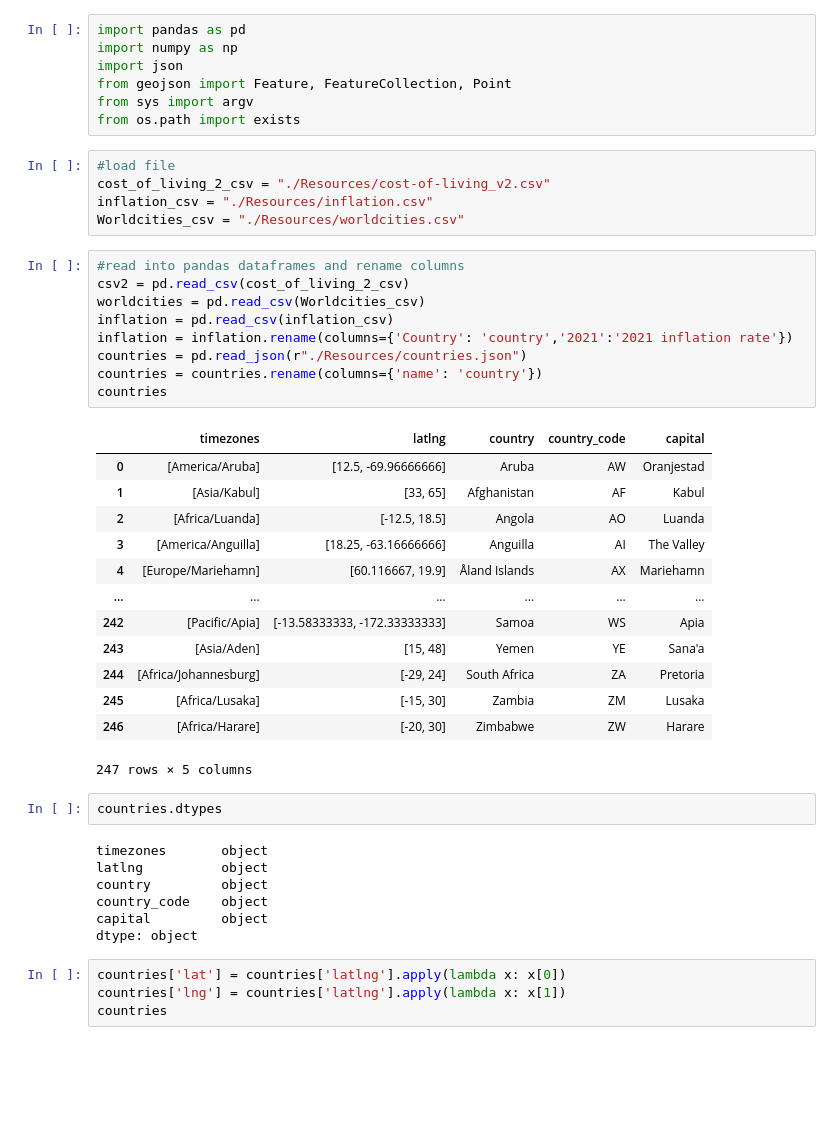
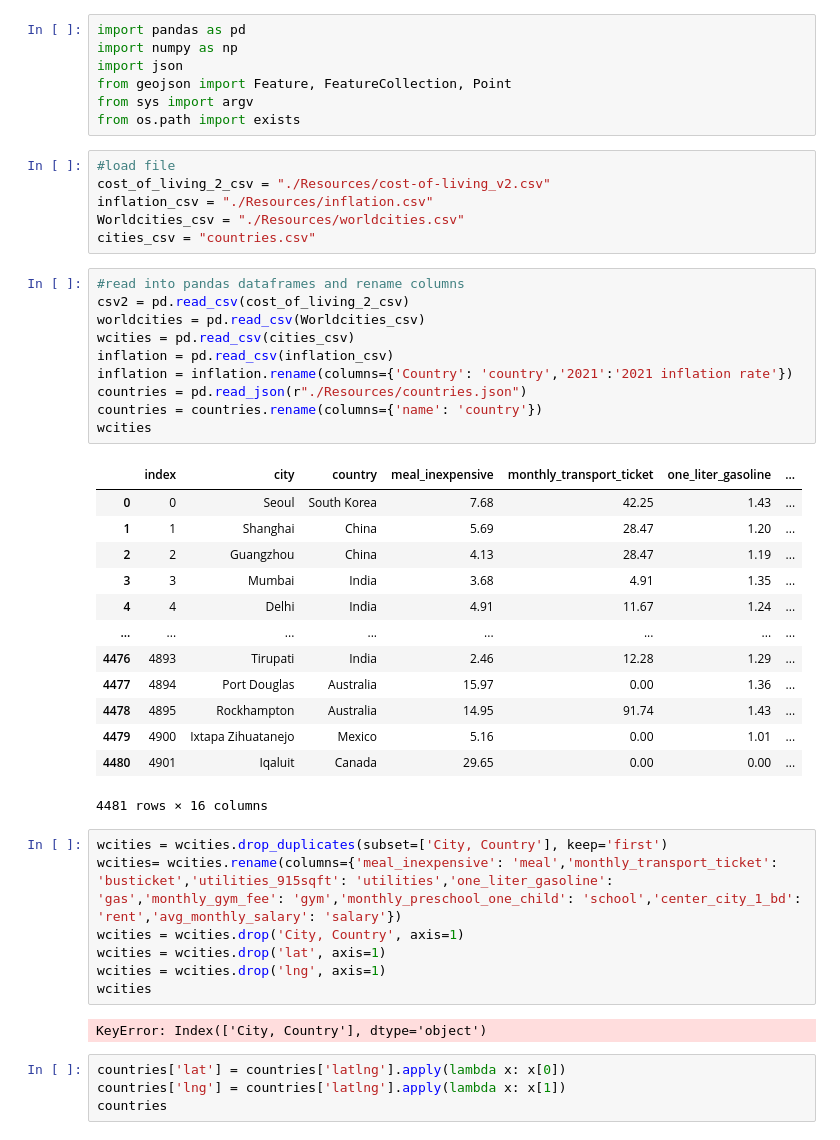
Before and after one commit to elizabethho1/project-3, a Jupyter notebook: cost_of_living_v5.ipynb, the cells around one changed output. Drawn from its saved outputs; the diff is of its cells as text; blank space fills up the shorter version.

```diff
--- a/cost_of_living_v5.ipynb
+++ b/cost_of_living_v5.ipynb
@@ -10,38 +10,40 @@ from os.path import exists
 cost_of_living_2_csv = "./Resources/cost-of-living_v2.csv"
 inflation_csv = "./Resources/inflation.csv"
 Worldcities_csv = "./Resources/worldcities.csv"
+cities_csv = "countries.csv"
 # %%
 #read into pandas dataframes and rename columns
 csv2 = pd.read_csv(cost_of_living_2_csv)
 worldcities = pd.read_csv(Worldcities_csv)
+wcities = pd.read_csv(cities_csv)
 inflation = pd.read_csv(inflation_csv)
 inflation = inflation.rename(columns={'Country': 'country','2021':'2021 inflation rate'})
 countries = pd.read_json(r"./Resources/countries.json")
 countries = countries.rename(columns={'name': 'country'})
-countries
+wcities
 # %% [output]
-|  | timezones | latlng | country | country_code | capital |
-| 0 | [America/Aruba] | [12.5, -69.96666666] | Aruba | AW | Oranjestad |
-| 1 | [Asia/Kabul] | [33, 65] | Afghanistan | AF | Kabul |
-| 2 | [Africa/Luanda] | [-12.5, 18.5] | Angola | AO | Luanda |
-| 3 | [America/Anguilla] | [18.25, -63.16666666] | Anguilla | AI | The Valley |
-| 4 | [Europe/Mariehamn] | [60.116667, 19.9] | Åland Islands | AX | Mariehamn |
-| ... | ... | ... | ... | ... | ... |
-| 242 | [Pacific/Apia] | [-13.58333333, -172.33333333] | Samoa | WS | Apia |
-| 243 | [Asia/Aden] | [15, 48] | Yemen | YE | Sana'a |
-| 244 | [Africa/Johannesburg] | [-29, 24] | South Africa | ZA | Pretoria |
-| 245 | [Africa/Lusaka] | [-15, 30] | Zambia | ZM | Lusaka |
-| 246 | [Africa/Harare] | [-20, 30] | Zimbabwe | ZW | Harare |
+|  | index | city | country | meal_inexpensive | monthly_transport_ticket | one_liter_gasoline | ... |
+| 0 | 0 | Seoul | South Korea | 7.68 | 42.25 | 1.43 | ... |
+| 1 | 1 | Shanghai | China | 5.69 | 28.47 | 1.20 | ... |
+| 2 | 2 | Guangzhou | China | 4.13 | 28.47 | 1.19 | ... |
+| 3 | 3 | Mumbai | India | 3.68 | 4.91 | 1.35 | ... |
+| 4 | 4 | Delhi | India | 4.91 | 11.67 | 1.24 | ... |
+| ... | ... | ... | ... | ... | ... | ... | ... |
+| 4476 | 4893 | Tirupati | India | 2.46 | 12.28 | 1.29 | ... |
+| 4477 | 4894 | Port Douglas | Australia | 15.97 | 0.00 | 1.36 | ... |
+| 4478 | 4895 | Rockhampton | Australia | 14.95 | 91.74 | 1.43 | ... |
+| 4479 | 4900 | Ixtapa Zihuatanejo | Mexico | 5.16 | 0.00 | 1.01 | ... |
+| 4480 | 4901 | Iqaluit | Canada | 29.65 | 0.00 | 0.00 | ... |
-247 rows × 5 columns
+4481 rows × 16 columns
-# %%
-countries.dtypes
-# %% [output]
-timezones       object
-latlng          object
-country         object
-country_code    object
-capital         object
-dtype: object
+# %%
+wcities = wcities.drop_duplicates(subset=['City, Country'], keep='first')
+wcities= wcities.rename(columns={'meal_inexpensive': 'meal','monthly_transport_ticket': 'busticket','utilities_915sqft': 'utilities','one_liter_gasoline': 'gas','monthly_gym_fee': 'gym','monthly_preschool_one_child': 'school','center_city_1_bd': 'rent','avg_monthly_salary': 'salary'})
+wcities = wcities.drop('City, Country', axis=1)
+wcities = wcities.drop('lat', axis=1)
+wcities = wcities.drop('lng', axis=1)
+wcities
+# %% [output]
+KeyError: Index(['City, Country'], dtype='object')
 # %%
 countries['lat'] = countries['latlng'].apply(lambda x: x[0])
 countries['lng'] = countries['latlng'].apply(lambda x: x[1])
```
Also changed, not shown: parts of 1 cell of this notebook, 31 other files.
